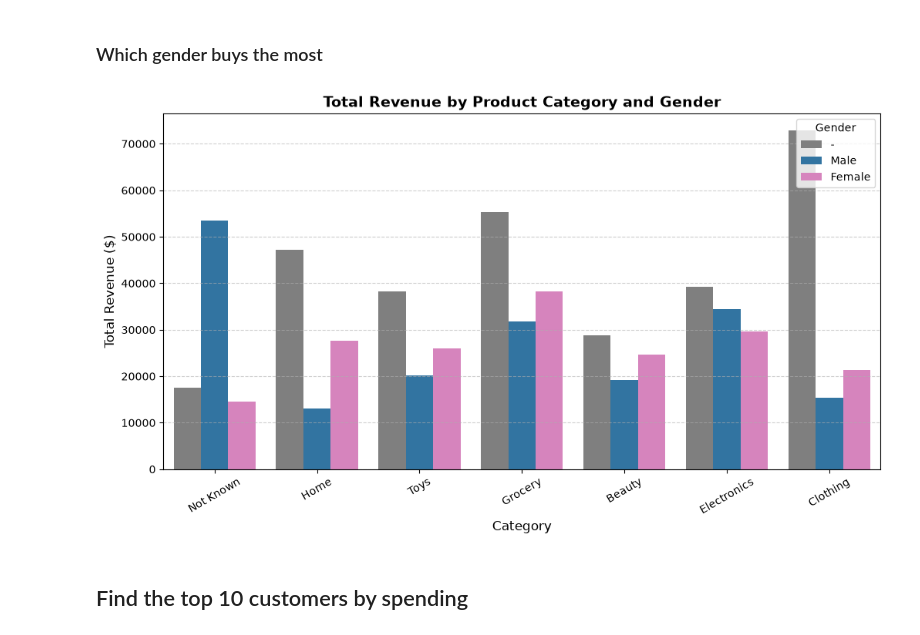
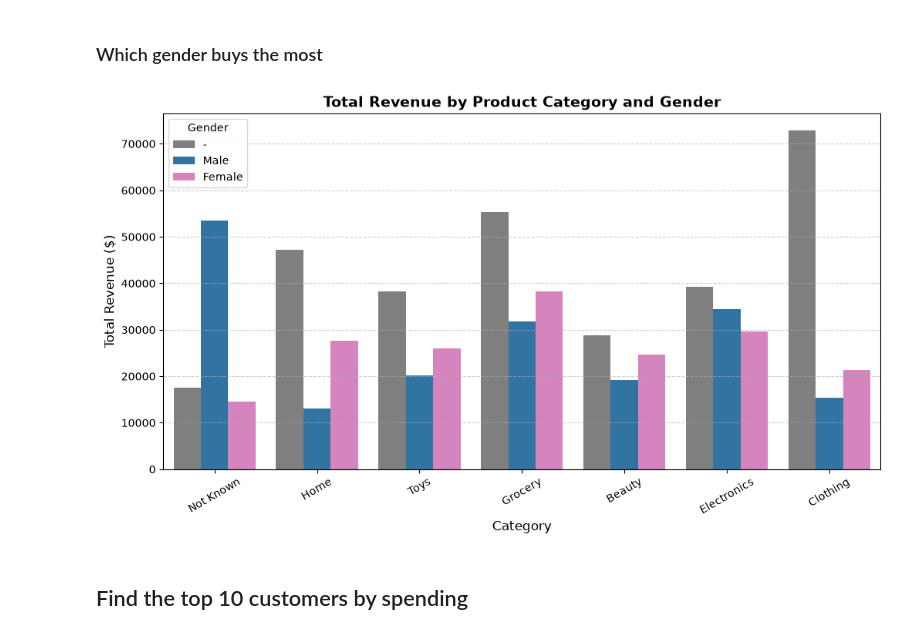
Before and after one commit to Ibrahim-katama/ecommerce-sales-eda, a Jupyter notebook: sales-analysis.ipynb, the cells around one changed output. Drawn from its saved outputs; the diff is of its cells as text; code cells hidden in the pictures.

```diff
--- a/sales-analysis.ipynb
+++ b/sales-analysis.ipynb
@@ -116,34 +117,34 @@ Peak Month: August ($216,079.40)
 # %%
 gender_colors = {
     "Male": "#1f77b4", "M": "#1f77b4",
     "Female": "#e377c2", "F": "#e377c2",
     "-": "#7f7f7f", "Unknown": "#7f7f7f"
 }
 
 plt.figure(figsize=(12, 6))
 
 # Render grouped bar chart
 ax = sns.barplot(
     data=df,
     x="category",
     y="sales",
     hue="gender",
     estimator=sum,
     errorbar=None,
     palette=gender_colors
 )
 
 plt.title("Total Revenue by Product Category and Gender", fontsize=14, fontweight="bold")
 plt.xlabel("Category", fontsize=12)
 plt.ylabel("Total Revenue ($)", fontsize=12)
 plt.xticks(rotation=30)
-plt.legend(title="Gender", loc="upper right")
+plt.legend(title="Gender", loc="upper left")
 plt.grid(axis="y", linestyle="--", alpha=0.6)
 
 plt.savefig("reports/gender_revenue_by_category.png", dpi=300, bbox_inches="tight")
 plt.show()
 # %% [output]
-[figure, old version]
+[figure, new version]
 # %% [markdown]
 ## Find the top 10 customers by spending
 # %%
```
Also changed, not shown: parts of 2 cells of this notebook, 6 other files.
